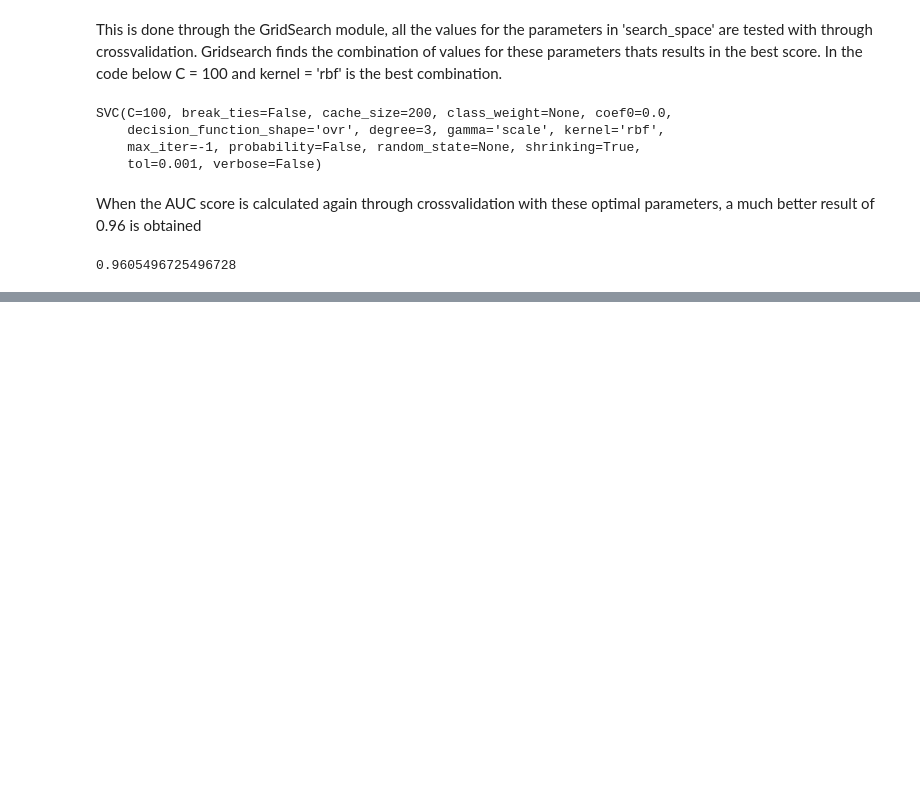
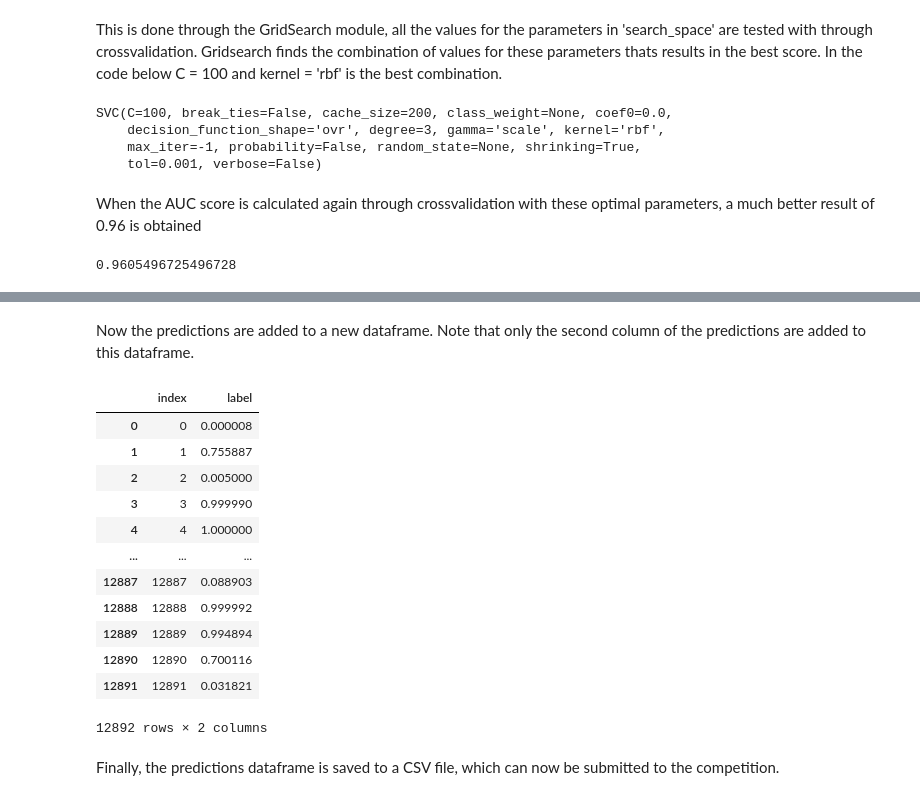
Before and after one commit to JasperVermeire/Machine_Learning_course_UGent_D012554_kaggle, a Jupyter notebook: Eye blinking prediction.ipynb, the cells around one changed output, grey strips where cells are left out. Drawn from its saved outputs; the diff is of its cells as text; code cells hidden in the pictures; blank space fills up the shorter version.

```diff
--- a/Eye blinking prediction.ipynb
+++ b/Eye blinking prediction.ipynb
@@ -214,0 +220,8 @@ print(scores)
+# %%
+model = SVC(kernel = 'rbf', C = 100, probability= True)
+
+model.fit(trainset_scaled,train_label)
+
+predictions = model.predict_proba(testset_scaled)
+
+predictions
@@ -214,0 +236,22 @@ print(scores)
+# %% [markdown]
+Now the predictions are added to a new dataframe.
+Note that only the second column of the predictions are added to this dataframe.
+# %%
+my_prediction_results = pd.DataFrame({'index': testset.index , 'label': predictions[:,1]})
+my_prediction_results
+# %% [output]
+|  | index | label |
+| 0 | 0 | 0.000008 |
+| 1 | 1 | 0.755887 |
+| 2 | 2 | 0.005000 |
+| 3 | 3 | 0.999990 |
+| 4 | 4 | 1.000000 |
+| ... | ... | ... |
+| 12887 | 12887 | 0.088903 |
+| 12888 | 12888 | 0.999992 |
+| 12889 | 12889 | 0.994894 |
+| 12890 | 12890 | 0.700116 |
+| 12891 | 12891 | 0.031821 |
+12892 rows × 2 columns
+# %% [markdown]
+Finally, the predictions dataframe is saved to a CSV file, which can now be submitted to the competition.
```
Also changed, not shown: parts of 4 cells of this notebook.
